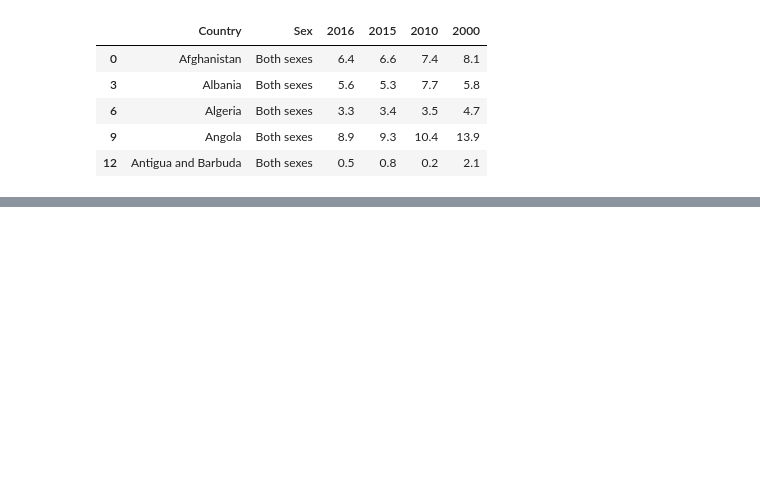
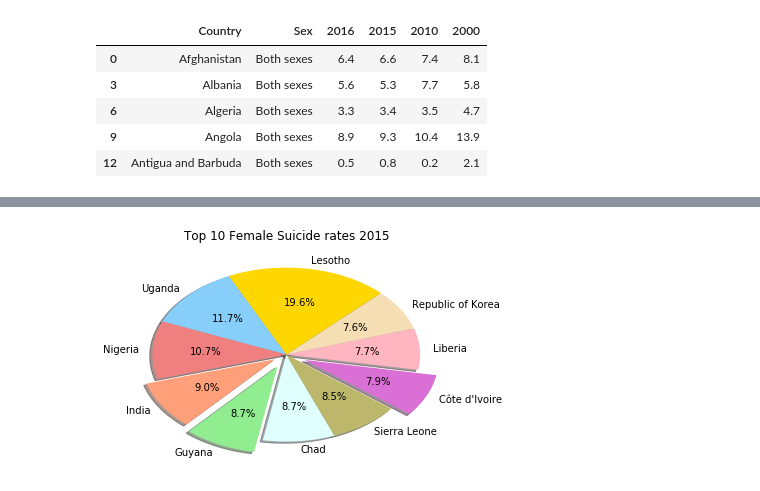
Before and after one commit to industrialhygiene1/suicide_squad, a Jupyter notebook: sbhatt/Suicide_Gender.ipynb, the cells around one changed output, grey strips where cells are left out. Cells and saved outputs as stored; diff of their text form; code cells hidden in the pictures; blank space fills up the shorter version.

```diff
--- a/sbhatt/Suicide_Gender.ipynb
+++ b/sbhatt/Suicide_Gender.ipynb
@@ -109,0 +79,5 @@ top_10_sr_dualsex
+# %%
+female_df = sr_female.drop(["Sex","2016"], axis=1)
+female_df_2015 = female_df.sort_values(by=['2015'], ascending = False)
+top_10_sr_female_2015 = female_df_2015.head(10)
+top_10_sr_female_2015
@@ -128,0 +134,17 @@ Adding an axes using the same arguments as a previous axes currently reuses the
+# %%
+female_sr_size = list(top_10_sr_female_2015["2015"])
+labels = list (top_10_sr_female_2015["Country"])
+pie_colors = ['gold', 'lightskyblue', 'lightcoral', 'lightsalmon', 'lightgreen',
+              'lightcyan', 'darkkhaki', 'orchid', 'lightpink', 'wheat']
+explode = [0, 0, 0, 0.1, 0.15, 0, 0, 0.15, 0, 0]
+plt.pie (female_sr_size,labels = labels, autopct = "%1.1f%%", explode = explode, shadow = True, startangle = 45, colors = pie_colors)
+#plt.axis("equal")
+plt.axes().set_aspect('auto', anchor = 'C', adjustable = 'datalim')
+plt.title ("Top 10 Female Suicide rates 2015")
+# Save Figure
+plt.savefig("Plots/Top 10 Female_SuicideRate_2015", bbox_inches = 'tight')
+
+# Show Figure
+plt.show()
+# %% [output]
+[figure, added]
```
Also changed, not shown: parts of 30 cells of this notebook, 19 other files.
